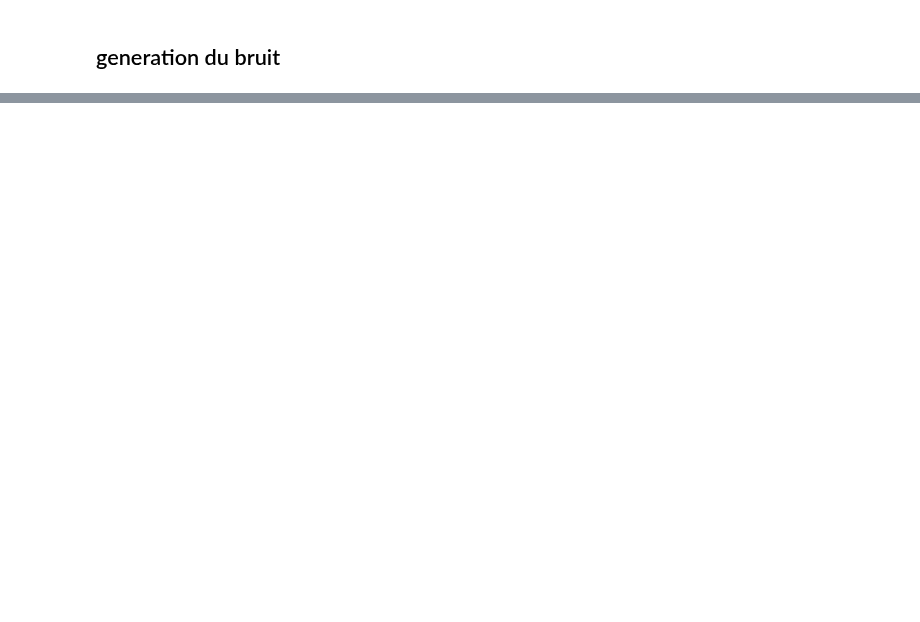
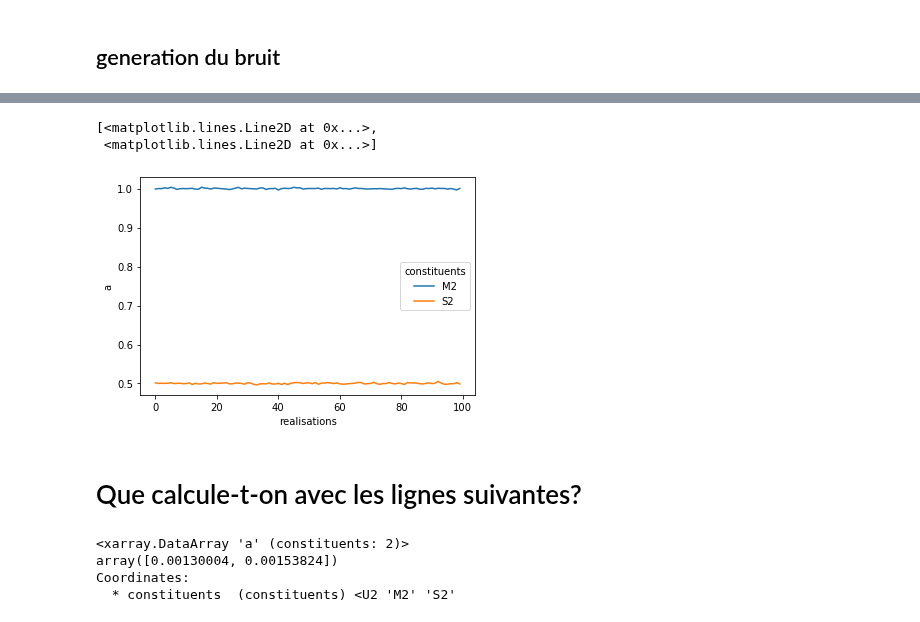
Before and after one commit to apatlpo/itide_ops, a Jupyter notebook: tipe_2019/synthetic.ipynb, the cells around one changed output, grey strips where cells are left out. Drawn from its saved outputs; the diff is of its cells as text; code cells hidden in the pictures; blank space fills up the shorter version.

```diff
--- a/tipe_2019/synthetic.ipynb
+++ b/tipe_2019/synthetic.ipynb
@@ -201,0 +218,36 @@ ds.b.plot.line(x='realisations')
+# %%
+def solve_pb(amplitudes, noise_level, dt=1/24., T=360, N_realisations=100):
+
+    # timle interval
+    t_start = datetime(2000, 1, 1)
+    t_end = t_start+timedelta(T)
+    t = pd.date_range(start=t_start, end=t_end, freq=timedelta(dt))
+    time = xr.DataArray((t-t[0])/pd.Timedelta('1D'), \
+                        dims=['time']).rename('time')
+
+    # vrais amplitude, phase
+    beta = (xr.DataArray(amplitudes, dims=['constituents'],
+                        coords={'constituents': constituents})
+            .rename('beta'))
+    phi = (xr.DataArray([0.,0.], dims=['constituents'],
+                      coords={'constituents': constituents}).rename('phi'))
+
+    y_tide = beta*np.cos(2.*np.pi*omega*time+phi)
+
+    noise = (xr.DataArray(noise_level*np.random.randn(time.size, N_realisations),
+                          coords={'time':time},
+                          dims=['time','realisation'])
+            )
+
+    Y = y_tide.sum('constituents') + noise
+
+    X = np.hstack((np.ones((time.size,1)),
+               np.cos(2.*np.pi*omega*time).values.T,
+               np.sin(2.*np.pi*omega*time).values.T))
+
+    ds = get_solution(X,Y)
+
+    return ds
+# %%
+ds = solve_pb([1., .5], .1)
+ds
@@ -201,0 +265,15 @@ ds.b.plot.line(x='realisations')
+# %%
+ds.a.plot.line(x='realisations')
+# %% [output]
+[<matplotlib.lines.Line2D at 0x...>,
+ <matplotlib.lines.Line2D at 0x...>]
+[figure, added]
+# %% [markdown]
+# Que calcule-t-on avec les lignes suivantes?
+# %%
+ds.a.std('realisations')
+# %% [output]
+<xarray.DataArray 'a' (constituents: 2)>
+array([0.00130004, 0.00153824])
+Coordinates:
+  * constituents  (constituents) <U2 'M2' 'S2'
```
Also changed, not shown: parts of 14 cells of this notebook, 1 other file.
